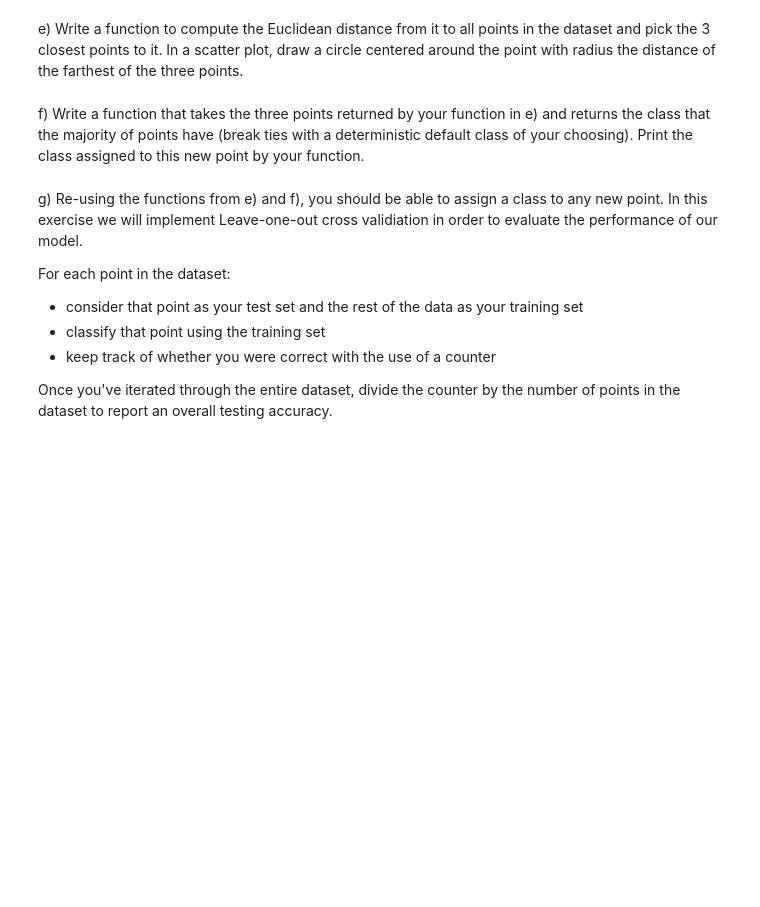
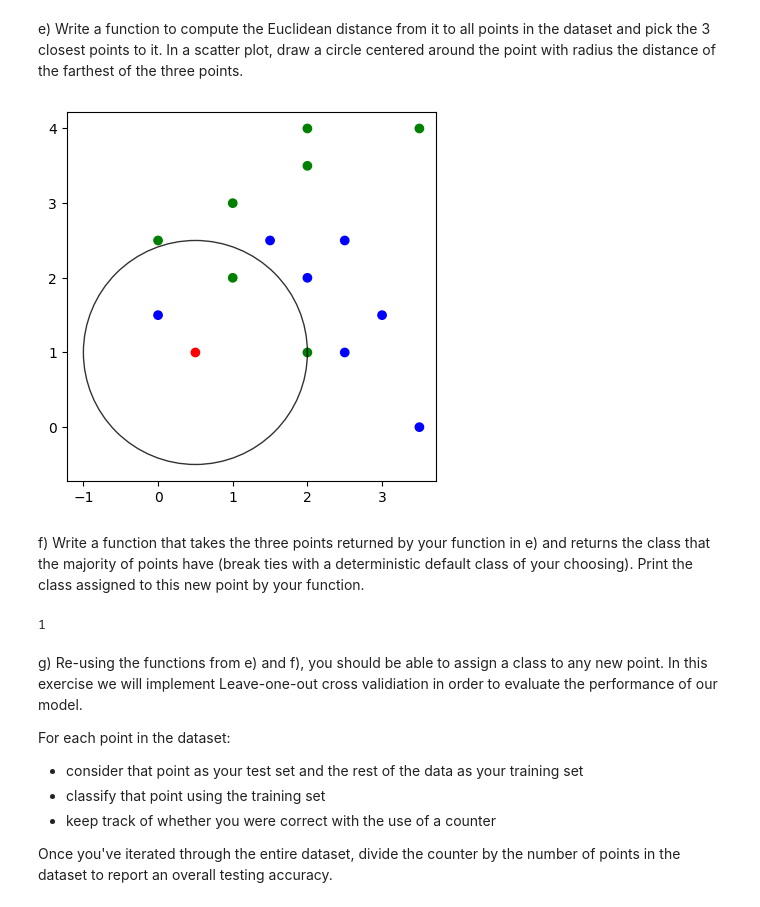
Before and after one commit to diavillalpando/CS506_Worksheets, a Jupyter notebook: worksheet_12.ipynb, the cells around one changed output. Drawn from its saved outputs; the diff is of its cells as text; code cells hidden in the pictures; blank space fills up the shorter version.

```diff
--- a/worksheet_12.ipynb
+++ b/worksheet_12.ipynb
@@ -62,16 +92,34 @@ d) Plot it in a different color along with the rest of the points in the dataset
 # %% [markdown]
 e) Write a function to compute the Euclidean distance from it to all points in the dataset and pick the 3 closest points to it. In a scatter plot, draw a circle centered around the point with radius the distance of the farthest of the three points.
 # %%
+import math
+
+
 def n_closest_to(example, n):
-    pass
+    p_dist = []
+    p = [data['Attribute A'][example],data['Attribute B'][example]]
+    for i in range(len(data['Attribute A'])):
+        if i == example:
+            continue
+        q = [data['Attribute A'][i],data['Attribute B'][i]]
+        p_dist.append( (i,math.dist(p,q)) )
 
-location = ( ... , ... )
-radius = ...
+    p_dist.sort(key=lambda tup: tup[1])
+
+    return p_dist[:n]
+
+
+neighbors_dist = n_closest_to(index, 3)
+
+location = ( data['Attribute A'][index],data['Attribute B'][index])
+radius = neighbors_dist[-1][1]
 _, axes = plt.subplots()
-axes.scatter(...)
+axes.scatter(x=data['Attribute A'],y=data['Attribute B'], color=colors[data["Class"]].tolist())
 cir = plt.Circle(location, radius, fill = False, alpha=0.8)
 axes.add_patch(cir)
 axes.set_aspect('equal') # necessary so that the circle is not oval
 plt.show()
+# %% [output]
+[figure, added]
 # %% [markdown]
 f) Write a function that takes the three points returned by your function in e) and returns the class that the majority of points have (break ties with a deterministic default class of your choosing). Print the class assigned to this new point by your function.
@@ -81,3 +126,22 @@ def majority(points):
+# %%
+
+def majority(points_distance):
+    classCount = {}
+    points = []
+    for n in points_distance:
+        points.append(n[0])
+    for i in points:
+        c = data['Class'][i]
+        if c in classCount:
+            classCount[c] +=1
+        else:
+            classCount[c] = 1
+
+    return list(dict(sorted(classCount.items(), key=lambda item: item[1],reverse=True)).keys())[0]
+
+majority(neighbors_dist)
+# %% [output]
+1
 # %% [markdown]
 g) Re-using the functions from e) and f), you should be able to assign a class to any new point. In this exercise we will implement Leave-one-out cross validiation in order to evaluate the performance of our model.
 
```
Also changed, not shown: parts of 11 cells of this notebook.
